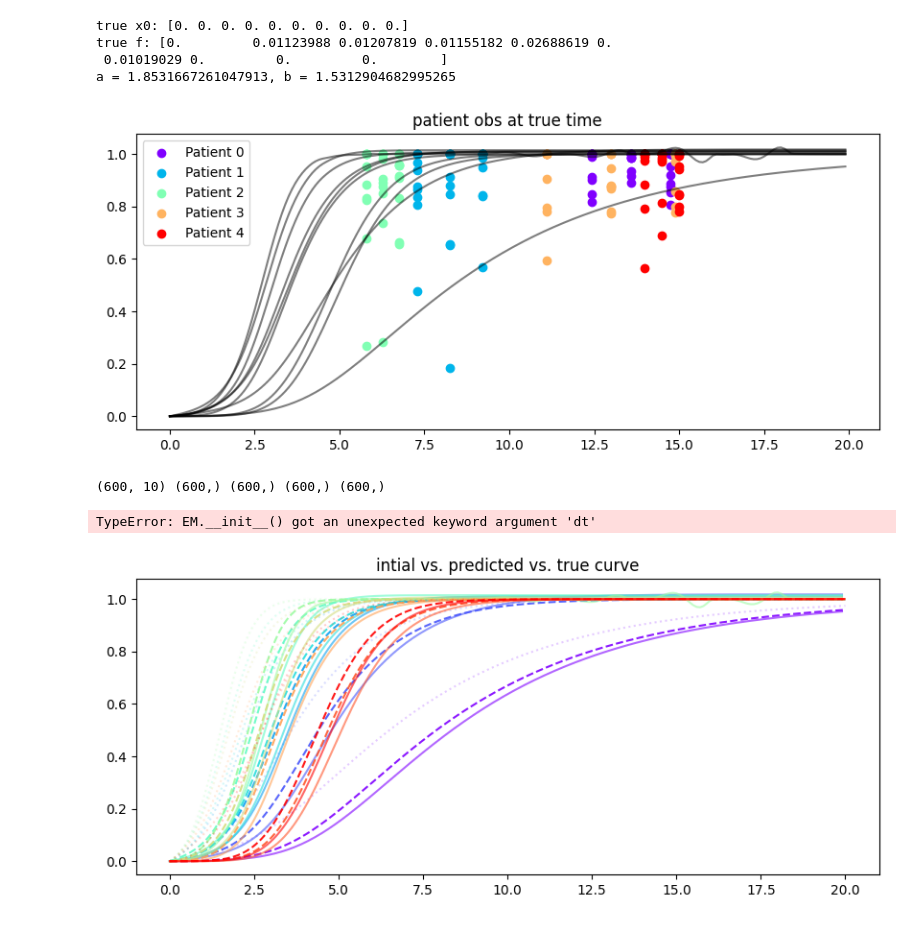
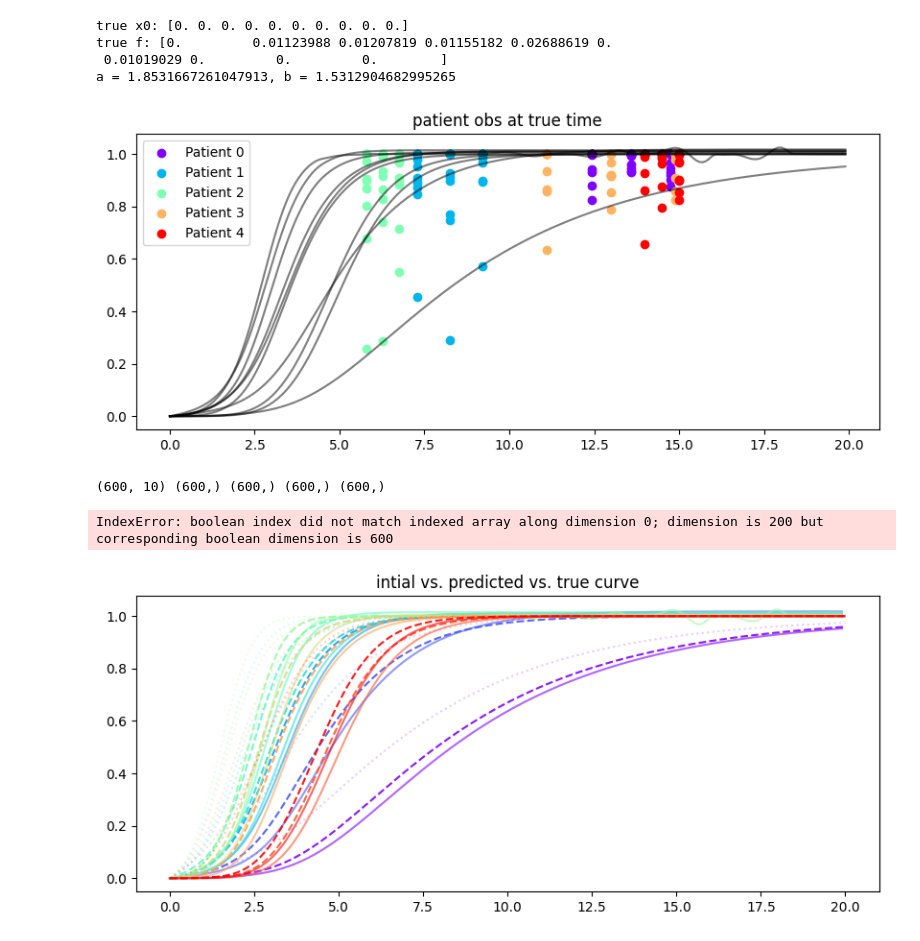
Before and after one commit to LAMCIG/Progression_models_simulations, a Jupyter notebook: EMDPM/experiments/rework_tests/baseline_test copy.ipynb, the cells around one changed output. Drawn from its saved outputs; the diff is of its cells as text; code cells hidden in the pictures.

```diff
--- a/EMDPM/experiments/rework_tests/baseline_test copy.ipynb
+++ b/EMDPM/experiments/rework_tests/baseline_test copy.ipynb
@@ -22,47 +22,69 @@ from EMDPM.em_transformer_rework import EM
 n_biomarkers = 10
 t_max = 20
 t_span = np.linspace(0, t_max, 8000)
-noise_level = 0.15
+noise_level = 0.10
 n_patients = 200
 n_patient_obs = 3
+
 
 # fit and transform
 t, x_true, K, x0, f, scalar_K  = generate_logistic_model(n_biomarkers=n_biomarkers, t_max=t_max)
 
 df, cog_a, cog_b = generate_synthetic_data(
     n_biomarkers = n_biomarkers,
     t_max = t_max,
     noise_level = noise_level,
     n_patients = n_patients,
     n_patient_obs = n_patient_obs,
     x_true=x_true,
     t=t,
 )
 #plot_biomarker_trajectories(t, x_true, n_biomarkers=n_biomarkers)
 plot_true_observations(df, t, x_true)
 
 biomarker_cols = [col for col in df.columns if col.startswith("biomarker_")]
 
 X = df[biomarker_cols].values       # (n_obs, n_biomarkers)
 dt = df["dt"].values                # (n_obs,)
 ids = df["patient_id"].values       # (n_obs,)
 cog = df["cognitive_score"].values  # (n_obs,)
 beta_true = df["beta_true"].values
 
 print(X.shape, dt.shape, ids.shape, cog.shape, beta_true.shape)
+
+def create_patient_list(X_obs, ids, dt, cog, initial_beta=None):
+    unique_ids = np.unique(ids)
+    id_to_index = {pid: idx for idx, pid in enumerate(unique_ids)}
+
+    patient_list = []
+    for pid in unique_ids:
+        mask = (ids == pid)
+        patient_data = {
+            "id": pid,
+            "X_obs": X_obs[mask],
+            "dt": dt[mask],
+            "cog": cog[mask],
+        }
+        if initial_beta is not None:
+            patient_data["initial_beta"] = initial_beta[id_to_index[pid]]
+        patient_list.append(patient_data)
+
+    return patient_list
+
+X = create_patient_list(X, ids, dt, cog, initial_beta=None)
+#X_train, X_val = train_test_split(X, test_size=0.2, random_state=75)
 # %% [output]
 true x0: [0. 0. 0. 0. 0. 0. 0. 0. 0. 0.]
 true f: [0.         0.01123988 0.01207819 0.01155182 0.02688619 0.
  0.01019029 0.         0.         0.        ]
 a = 1.8531667261047913, b = 1.5312904682995265
-[figure, old version]
+[figure, new version]
 (600, 10) (600,) (600,) (600,) (600,)
 # %%
-em_model_0 = EM(max_iter=50, t_max=t_max, step=0.01, dt=dt, ids=ids, cog=cog, K=K,
-                jac_toggle=True, lambda_cog=0.0, lambda_f=0.01, lambda_scalar=0.0)
+em_model_0 = EM(max_iter=50, t_max=t_max, K=K, jac_toggle=True, lambda_cog=0.0, lambda_f=0.01, lambda_scalar=0.0)
 em_model_0.fit(X=X, y=None)
 # %% [output]
-TypeError: EM.__init__() got an unexpected keyword argument 'dt'
+IndexError: boolean index did not match indexed array along dimension 0; dimension is 200 but corresponding boolean dimension is 600
 # %%
 f_true = f
 s_true = np.ones(n_biomarkers)
```
Also changed, not shown: 2 other files.
